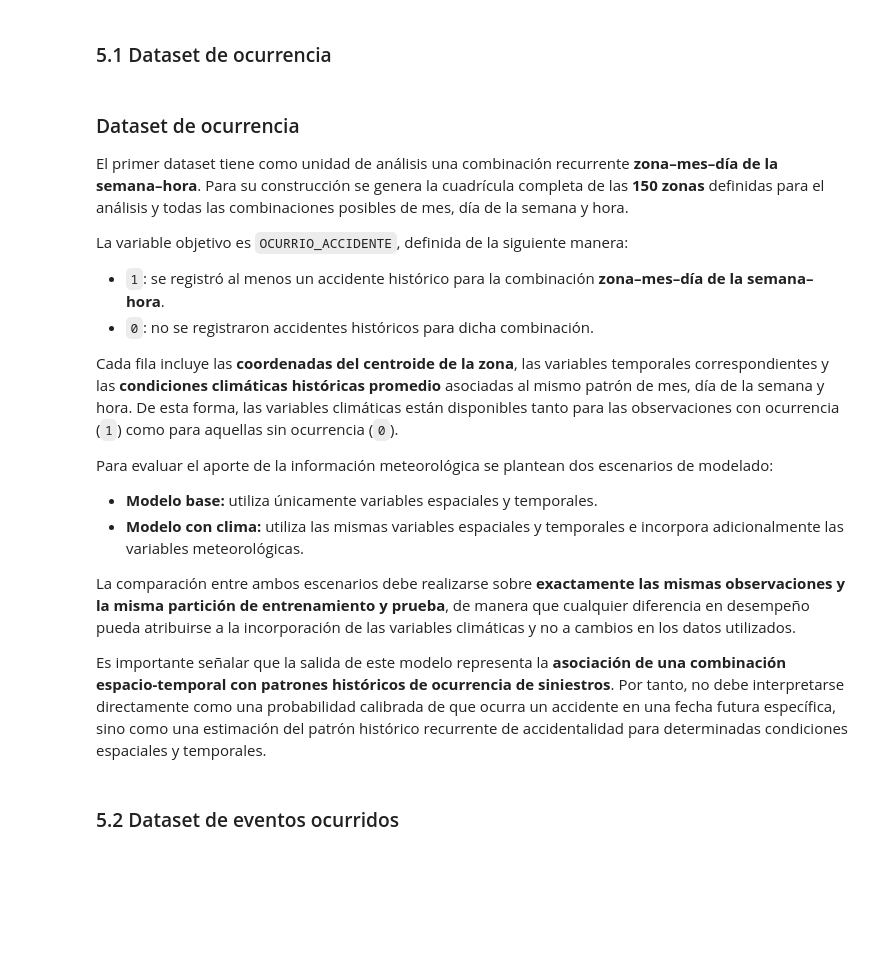
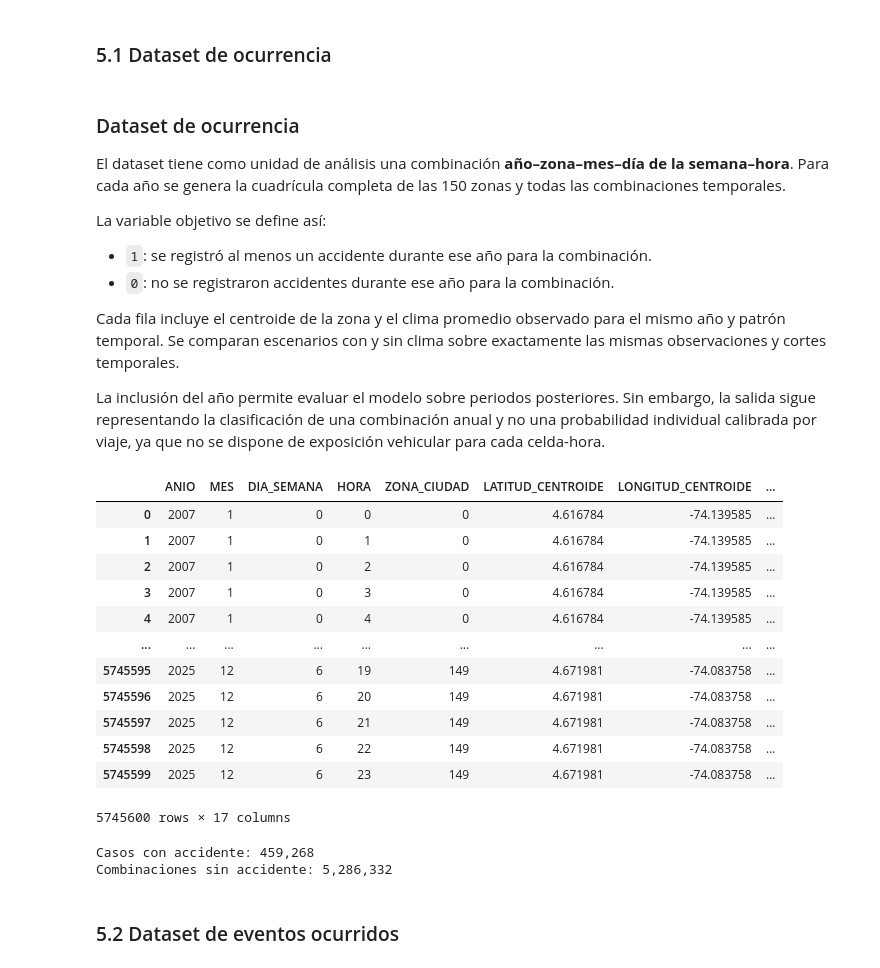
Before and after one commit to carlossil05/Prediruta, a Jupyter notebook: data/construccion_dataset.ipynb, the cells around one changed output. Cells and saved outputs as stored; diff of their text form; code cells hidden in the pictures; blank space fills up the shorter version.

Commit message:
actualización entrega

```diff
--- a/data/construccion_dataset.ipynb
+++ b/data/construccion_dataset.ipynb
@@ -379,13 +436,21 @@ lon_centro, lat_centro = bogota_a_wgs84.transform(
 
 casos['LATITUD'] = lat_centro
 casos['LONGITUD'] = lon_centro
-# Derivar las categorías temporales usadas por la cuadrícula
+# Derivar el año y las categorías temporales usadas por la cuadrícula
+casos['ANIO'] = casos['FECHA_HORA'].dt.year
 casos['MES'] = casos['FECHA_HORA'].dt.month
 casos['DIA_SEMANA'] = casos['FECHA_HORA'].dt.dayofweek
 casos['HORA'] = casos['FECHA_HORA'].dt.hour
 casos['OCURRIO_ACCIDENTE'] = 1
 
+# Excluir del objetivo anual el último año si la fuente no cubre diciembre completo
+fecha_maxima = casos['FECHA_HORA'].max()
+ANIO_MAX_COMPLETO = int(fecha_maxima.year - (fecha_maxima.month < 12))
+# Ajustar la zonificación únicamente con el periodo de entrenamiento
+casos_cluster_train = casos[casos['ANIO'] <= 2020].copy()
+
 display(casos.head())
 
 print(f'Casos históricos positivos celda-hora: {len(casos):,}')
 print(f'Celdas utilizadas: {casos["CELDA_ID"].nunique():,}')
+print(f'Último año completo para ocurrencia: {ANIO_MAX_COMPLETO}')
@@ -421,14 +642,20 @@ display(centroides_zona.head())
 # %%
-# Consolidar si existió al menos un accidente en cada patrón recurrente
-claves_patron = ['ZONA_CIUDAD', 'MES', 'DIA_SEMANA', 'HORA']
+# Conservar para ocurrencia únicamente los años completos
+casos_ocurrencia = casos[casos['ANIO'] <= ANIO_MAX_COMPLETO].copy()
+
+# Consolidar la ocurrencia dentro de cada patrón anual
+claves_patron = ['ANIO', 'ZONA_CIUDAD', 'MES', 'DIA_SEMANA', 'HORA']
 patrones_con_accidente = (
-    casos.groupby(claves_patron, as_index=False)
+    casos_ocurrencia.groupby(claves_patron, as_index=False)
     .agg(OCURRIO_ACCIDENTE=('OCURRIO_ACCIDENTE', 'max'))
 )
 
-# Construir todas las combinaciones posibles de zona, mes, día y hora
+anios_disponibles = sorted(casos_ocurrencia['ANIO'].unique())
+
+# Construir todas las combinaciones posibles para cada año
 cuadricula = pd.DataFrame(
     product(
+        anios_disponibles,
         range(NUMERO_ZONAS),
         range(1, 13),
         range(0, 7),
@@ -455,5 +682,6 @@ dataset_ocurrencia = dataset_ocurrencia.merge(
     validate='m:1'
 )
 
+print(f'Años incluidos: {min(anios_disponibles)}–{max(anios_disponibles)}')
 print(f'Combinaciones generadas: {len(dataset_ocurrencia):,}')
 display(dataset_ocurrencia['OCURRIO_ACCIDENTE'].value_counts().rename('FILAS'))
@@ -514,5 +760,5 @@ display(asignaciones_zona_clima.head())
 # %%
-# Construir una climatología por nodo, mes, día de semana y hora
+# Construir promedios climáticos por nodo, año, mes, día de semana y hora
 renombres_clima = {
     'temperature_2m': 'TEMPERATURA_2M',
     'relative_humidity_2m': 'HUMEDAD_RELATIVA_2M',
@@ -540,6 +786,7 @@ for archivo in asignaciones_zona_clima['ARCHIVO_CACHE'].drop_duplicates():
         warnings.warn(f'El archivo {archivo} no contiene clima completo')
         continue
 
+    clima['ANIO'] = clima['FECHA_HORA_CLIMA'].dt.year
     clima['MES'] = clima['FECHA_HORA_CLIMA'].dt.month
     clima['DIA_SEMANA'] = clima['FECHA_HORA_CLIMA'].dt.dayofweek
     clima['HORA'] = clima['FECHA_HORA_CLIMA'].dt.hour
@@ -558,7 +805,7 @@ for archivo in asignaciones_zona_clima['ARCHIVO_CACHE'].drop_duplicates():
     })
 
     climatologia = (
-        clima.groupby(['MES', 'DIA_SEMANA', 'HORA'], as_index=False)
+        clima.groupby(['ANIO', 'MES', 'DIA_SEMANA', 'HORA'], as_index=False)
         .agg(**agregaciones)
     )
     climatologia['ARCHIVO_CACHE'] = archivo
@@ -647,55 +905,65 @@ Las **variables climáticas** se incorporan como un grupo adicional de predictor
 # %% [markdown]
 ### Dataset de ocurrencia
 
-El primer dataset tiene como unidad de análisis una combinación recurrente **zona–mes–día de la semana–hora**. Para su construcción se genera la cuadrícula completa de las **150 zonas** definidas para el análisis y todas las combinaciones posibles de mes, día de la semana y hora.
+El dataset tiene como unidad de análisis una combinación **año–zona–mes–día de la semana–hora**. Para cada año se genera la cuadrícula completa de las 150 zonas y todas las combinaciones temporales.
 
-La variable objetivo es `OCURRIO_ACCIDENTE`, definida de la siguiente manera:
+La variable objetivo se define así:
 
-* `1`: se registró al menos un accidente histórico para la combinación **zona–mes–día de la semana–hora**.
-* `0`: no se registraron accidentes históricos para dicha combinación.
+* `1`: se registró al menos un accidente durante ese año para la combinación.
+* `0`: no se registraron accidentes durante ese año para la combinación.
 
-Cada fila incluye las **coordenadas del centroide de la zona**, las variables temporales correspondientes y las **condiciones climáticas históricas promedio** asociadas al mismo patrón de mes, día de la semana y hora. De esta forma, las variables climáticas están disponibles tanto para las observaciones con ocurrencia (`1`) como para aquellas sin ocurrencia (`0`).
+Cada fila incluye el centroide de la zona y el clima promedio observado para el mismo año y patrón temporal. Se comparan escenarios con y sin clima sobre exactamente las mismas observaciones y cortes temporales.
 
-Para evaluar el aporte de la información meteorológica se plantean dos escenarios de modelado:
-
-* **Modelo base:** utiliza únicamente variables espaciales y temporales.
-* **Modelo con clima:** utiliza las mismas variables espaciales y temporales e incorpora adicionalmente las variables meteorológicas.
-
-La comparación entre ambos escenarios debe realizarse sobre **exactamente las mismas observaciones y la misma partición de entrenamiento y prueba**, de manera que cualquier diferencia en desempeño pueda atribuirse a la incorporación de las variables climáticas y no a cambios en los datos utilizados.
-
-Es importante señalar que la salida de este modelo representa la **asociación de una combinación espacio-temporal con patrones históricos de ocurrencia de siniestros**. Por tanto, no debe interpretarse directamente como una probabilidad calibrada de que ocurra un accidente en una fecha futura específica, sino como una estimación del patrón histórico recurrente de accidentalidad para determinadas condiciones espaciales y temporales.
+La inclusión del año permite evaluar el modelo sobre periodos posteriores. Sin embargo, la salida sigue representando la clasificación de una combinación anual y no una probabilidad individual calibrada por viaje, ya que no se dispone de exposición vehicular para cada celda-hora.
 # %%
 # Definir grupos de predictores para el modelo de ocurrencia
 PREDICTORES_ESPACIOTEMPORALES = [
     'MES',
     'DIA_SEMANA',
     'HORA',
     'ZONA_CIUDAD'
 ]
 
 PREDICTORES_CLIMA = variables_clima.copy()
 
-# Construir dataset final de ocurrencia
+# ANIO se conserva para los cortes, pero no forma parte de los predictores
 columnas_ocurrencia = [
+    'ANIO',
     *PREDICTORES_ESPACIOTEMPORALES,
     'LATITUD_CENTROIDE',
     'LONGITUD_CENTROIDE',
     *PREDICTORES_CLIMA,
     'OCURRIO_ACCIDENTE'
 ]
 
 DATASET_OCURRENCIA = (
     dataset_ocurrencia[columnas_ocurrencia]
-    .sort_values(['ZONA_CIUDAD', 'MES', 'DIA_SEMANA', 'HORA'])
+    .sort_values(['ANIO', 'ZONA_CIUDAD', 'MES', 'DIA_SEMANA', 'HORA'])
     .reset_index(drop=True)
 )
 
 display(DATASET_OCURRENCIA)
 
 print(f'Casos con accidente: '
       f'{DATASET_OCURRENCIA["OCURRIO_ACCIDENTE"].eq(1).sum():,}')
-print(f'Combinaciones sin accidente histórico: '
+print(f'Combinaciones sin accidente: '
       f'{DATASET_OCURRENCIA["OCURRIO_ACCIDENTE"].eq(0).sum():,}')
+# %% [output]
+|  | ANIO | MES | DIA_SEMANA | HORA | ZONA_CIUDAD | LATITUD_CENTROIDE | LONGITUD_CENTROIDE | ... |
+| 0 | 2007 | 1 | 0 | 0 | 0 | 4.616784 | -74.139585 | ... |
+| 1 | 2007 | 1 | 0 | 1 | 0 | 4.616784 | -74.139585 | ... |
+| 2 | 2007 | 1 | 0 | 2 | 0 | 4.616784 | -74.139585 | ... |
+| 3 | 2007 | 1 | 0 | 3 | 0 | 4.616784 | -74.139585 | ... |
+| 4 | 2007 | 1 | 0 | 4 | 0 | 4.616784 | -74.139585 | ... |
+| ... | ... | ... | ... | ... | ... | ... | ... | ... |
+| 5745595 | 2025 | 12 | 6 | 19 | 149 | 4.671981 | -74.083758 | ... |
+| 5745596 | 2025 | 12 | 6 | 20 | 149 | 4.671981 | -74.083758 | ... |
+| 5745597 | 2025 | 12 | 6 | 21 | 149 | 4.671981 | -74.083758 | ... |
+| 5745598 | 2025 | 12 | 6 | 22 | 149 | 4.671981 | -74.083758 | ... |
+| 5745599 | 2025 | 12 | 6 | 23 | 149 | 4.671981 | -74.083758 | ... |
+5745600 rows × 17 columns
+Casos con accidente: 459,268
+Combinaciones sin accidente: 5,286,332
 # %% [markdown]
 ### 5.2 Dataset de eventos ocurridos
 # %% [markdown]
```
Also changed, not shown: parts of 34 cells of this notebook, 6 other files.
